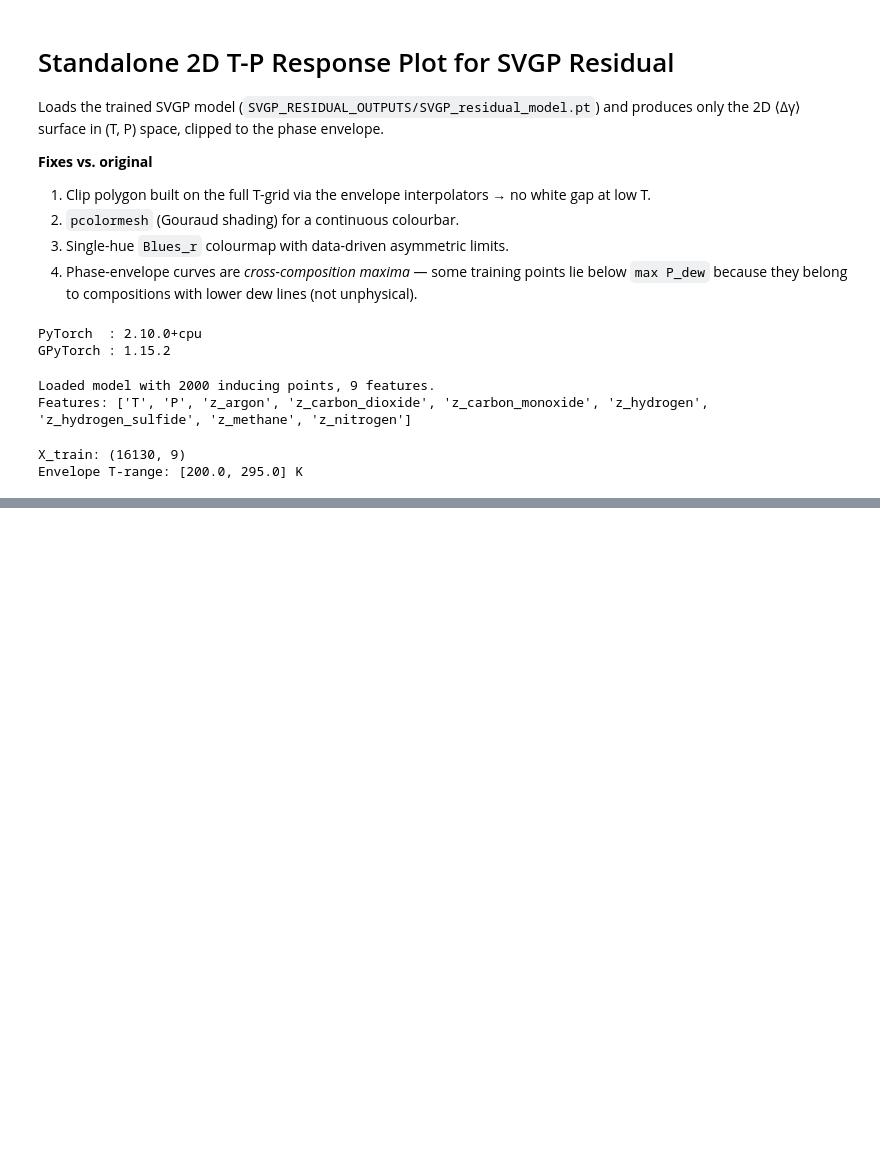
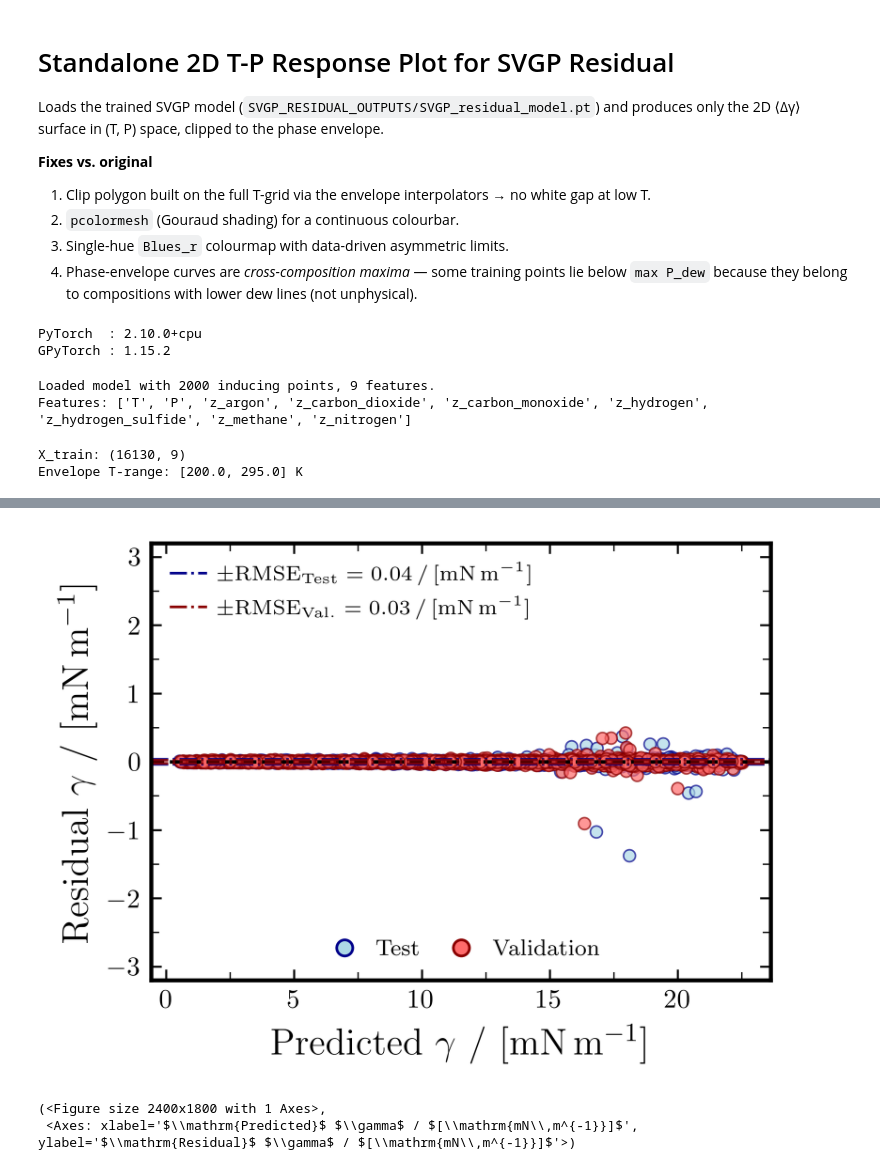
Before and after one commit to Darz2/co2-impurities-ml-surrogates, a Jupyter notebook: PCSAFT_cDFT/PART_1/RESIDUAL/SVGP/Plot_2D_residual_TP.ipynb, the cells around one changed output, grey strips where cells are left out. Drawn from its saved outputs; the diff is of its cells as text; code cells hidden in the pictures; blank space fills up the shorter version.

```diff
--- a/PCSAFT_cDFT/PART_1/RESIDUAL/SVGP/Plot_2D_residual_TP.ipynb
+++ b/PCSAFT_cDFT/PART_1/RESIDUAL/SVGP/Plot_2D_residual_TP.ipynb
@@ -268,0 +270,49 @@ plt.show()
+# %%
+# ── Reconstructed γ_cDFT: residual vs predicted ──────────────────────────────
+# Mirrors SVGP_GPR_RESIDUAL.ipynb (cell 25/26): γ_cDFT = γ_base + Δγ, with
+# γ_base / actual γ_cDFT recovered from the source CSV by split index.
+from thermoift import MLPostprocessing
+
+# Per-split SVGP predictions (Δγ in mN/m) on the actual data points
+y_train_pred = svgp_wrapper.predict(X_train)
+y_test_pred  = svgp_wrapper.predict(X_test)
+y_val_pred   = svgp_wrapper.predict(X_val)
+
+_df_orig = pd.read_csv("../CombinedDatasetSEC_A4.csv")
+_df_orig.columns = [c.strip().replace(" ", "_") for c in _df_orig.columns]
+_df_orig = _df_orig.dropna(
+    subset=["gamma_wsd", "gamma_cDFT_minus_wsd_uncorrected", "gamma_wsd_UC"]).copy()
+_df_orig["gamma_cDFT"] = _df_orig["gamma_wsd"] + _df_orig["gamma_cDFT_minus_wsd_corrected"]
+_df_orig["gamma_base"] = _df_orig["gamma_wsd_UC"]
+
+gamma_base_train = _df_orig.loc[X_train.index, "gamma_base"].values
+gamma_base_test  = _df_orig.loc[X_test.index,  "gamma_base"].values
+gamma_base_val   = _df_orig.loc[X_val.index,   "gamma_base"].values
+
+gamma_cDFT_train = _df_orig.loc[X_train.index, "gamma_cDFT"].values
+gamma_cDFT_test  = _df_orig.loc[X_test.index,  "gamma_cDFT"].values
+gamma_cDFT_val   = _df_orig.loc[X_val.index,   "gamma_cDFT"].values
+
+gamma_pred_train = gamma_base_train + y_train_pred
+gamma_pred_test  = gamma_base_test  + y_test_pred
+gamma_pred_val   = gamma_base_val   + y_val_pred
+
+post_gamma = MLPostprocessing(
+    y_true   = gamma_cDFT_test,
+    y_pred   = gamma_pred_test,
+    target   = "gamma",
+    datasets = {
+        "train": (gamma_cDFT_train, gamma_pred_train),
+        "test":  (gamma_cDFT_test,  gamma_pred_test),
+        "val":   (gamma_cDFT_val,   gamma_pred_val),
+    },
+)
+post_gamma.plot_residual_vs_predicted(
+    save_path = "SVGP_gamma_reconstructed_residual_vs_predicted",
+    folder    = OUTPUT_FOLDER,
+    y_range   = (-3.2, 3.2),
+)
+# %% [output]
+[figure, added]
+(<Figure size 2400x1800 with 1 Axes>,
+ <Axes: xlabel='$\\mathrm{Predicted}$ $\\gamma$ / $[\\mathrm{mN\\,m^{-1}}]$', ylabel='$\\mathrm{Residual}$ $\\gamma$ / $[\\mathrm{mN\\,m^{-1}}]$'>)
```
Also changed, not shown: parts of 2 cells of this notebook, 51 other files.
